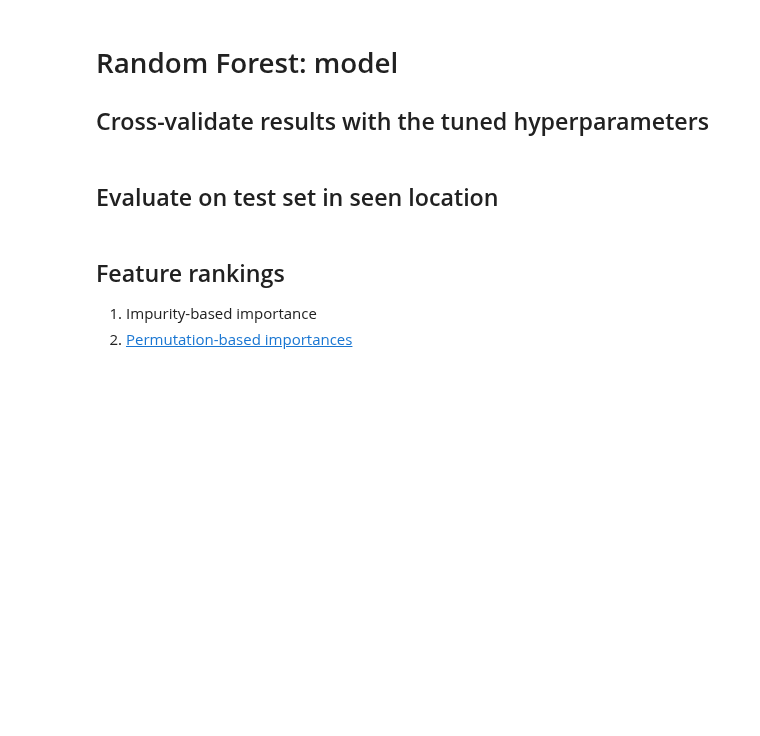
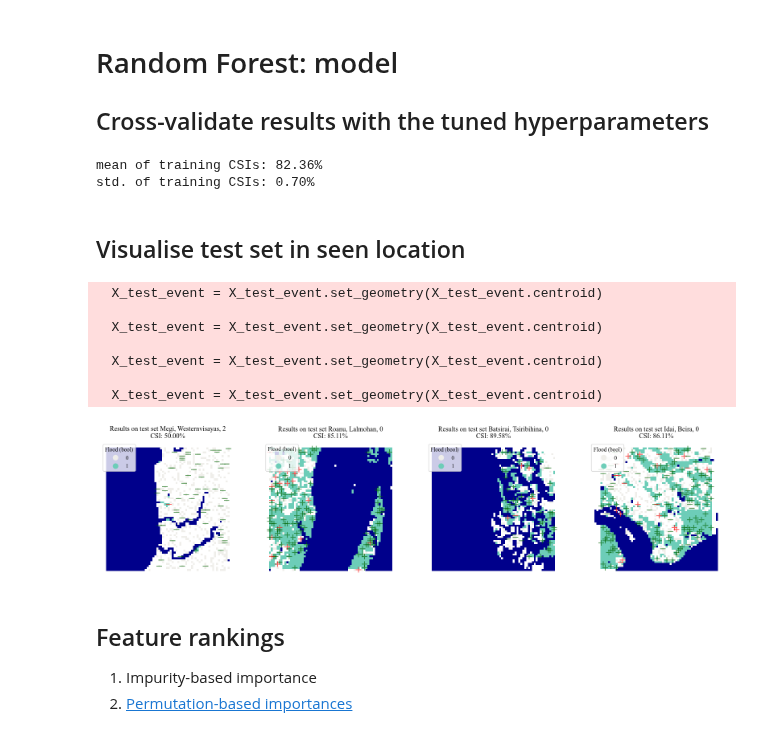
Before and after one commit to alisonpeard/hybridmodels, a Jupyter notebook: python/B. Random Forest Model.ipynb, the cells around one changed output. Saved outputs shown, nothing was run; the diff lists cells and outputs as text; code cells hidden in the pictures; blank space fills up the shorter version.

```diff
--- a/python/B. Random Forest Model.ipynb
+++ b/python/B. Random Forest Model.ipynb
@@ -10,11 +10,16 @@ Seems okay so far...
 # settings
 import model_utils
 
-RUNNAME = 'Current state'  # leave blank for run not being saved
+RUNNAME = ''  # leave blank for run not being saved
+LOGTHISRUN = False
+
 TO_REMOVE = []  # for trialing removing features
 NORM_TYPE = None
 MAX_DEPTH = None  # if I wanna change it for plotting trees
 TEST_EVENTS = model_utils.test_events
+
+# STORMS = ['roanu', 'gombe']
+CONDITION = None  # lambda row: any(event in gdf.reset_index().loc[0, 'event'] for event in STORMS)
 # TEST_EVENTS = ['gombe_mossuril_0',
 #                'emnati_madagascar_3_0',
 #                'batsirai_menabe_0',
@@ -81,5 +89,4 @@ except Exception as e:
 # %%
 reload(model_utils)
 gdf_orig = model_utils.load_spatial_data(wd)  # load gdfs with all features as one big gdf
-gdf = gdf_orig.copy(deep=True)  # keep copy in case gdf gets messed up
 # %%
@@ -123,6 +131,12 @@ SEED = 1
 gdf = gdf_orig.copy(deep=True)  # if need to reset gdf
 print(f"Initial length of dataframe: {len(gdf):,} grid cells.\n")
 
+# apply any conditions to the data
+print('Applying custom conditions...')
+if CONDITION:
+    gdf = gdf[gdf.apply(CONDITION, axis=1)]
+
+print('Removing features...')
 # define columns and remove features being exluded
 notes = []
 columns = [*gdf.columns]
@@ -304,4 +320,7 @@ if run_rf:
 
 print(f"mean of training CSIs: {np.mean(CSIs):.02%}")
 print(f"std. of training CSIs: {np.std(CSIs):.02%}")
+# %% [output]
+mean of training CSIs: 82.36%
+std. of training CSIs: 0.70%
 # %%
@@ -316,7 +334,7 @@ else:
 # %%
 !say done
 # %% [markdown]
-## Evaluate on test set in seen location
+## Visualise test set in seen location
 # %%
 from matplotlib.colors import ListedColormap
 from viz_utils import soge_colours
@@ -364,7 +382,7 @@ pwater = gdf_orig[gdf_orig['dist_pw'] <= 0]
 
 # loop through events
 fig, axs = plt.subplots(1, 4, figsize=(20, 5))
-for i, event_to_view in enumerate(events[[1, 3, 4, 5]]):
+for i, event_to_view in enumerate(events[[2, 3, 4, 5]]):
     ax = axs[i]
 
     # subset event and calculate csi
@@ -379,33 +397,42 @@ for i, event_to_view in enumerate(events[[1, 3, 4, 5]]):
 
     # get subsets
     X_test_pos = X_test_event[X_test_event.confusion.isin(['TP', 'FP'])]
     X_test_neg = X_test_event[X_test_event.confusion.isin(['TN', 'FN'])]
     bg = gdf_normalised[gdf_normalised['event'] == event_to_view]
     pwater_toplot = pwater[pwater['event'] == event_to_view]
 
     # plot background and test set points
     bg.plot('floodfrac', categorical=True, cmap=bg_cmap, ax=ax, legend=True,
             legend_kwds={'title': 'Flood (bool)', 'loc': 'upper left'}, zorder=0)
     pwater_toplot.plot(color='darkblue', ax=ax, zorder=1)
 
     X_test_pos.plot(color=X_test_pos['confusion'].map(markercolors), alpha=0.6,
                     marker='+',  markersize=100, ax=ax, categorical=True, zorder=2)
 
     X_test_neg.plot(color=X_test_neg['confusion'].map(markercolors), alpha=0.6,
                       marker='_',  markersize=100, ax=ax, categorical=True, zorder=2)
 
     ax.set_title(f"Results on test set {', '.join([x.capitalize() for x in event_to_view.split('_')])}\nCSI: {csi_test_seen:.2%}")
 
 for ax in axs:
     # clean up axses
     ax.set_xticks([])
     ax.set_yticks([])
     ax.spines['right'].set_visible(False)
     ax.spines['left'].set_visible(False)
     ax.spines['top'].set_visible(False)
     ax.spines['bottom'].set_visible(False)
 
 fig.savefig(join(imdir, 'rf_spatial', RUNNAME, 'test_set_results.png'), dpi=500, bbox_inches='tight')
+# %% [output]
+  X_test_event = X_test_event.set_geometry(X_test_event.centroid)
+
+  X_test_event = X_test_event.set_geometry(X_test_event.centroid)
+
+  X_test_event = X_test_event.set_geometry(X_test_event.centroid)
+
+  X_test_event = X_test_event.set_geometry(X_test_event.centroid)
+[figure, added]
 # %%
 !say done
 # %% [markdown]
```
Also changed, not shown: parts of 38 cells of this notebook, 19 other files.
